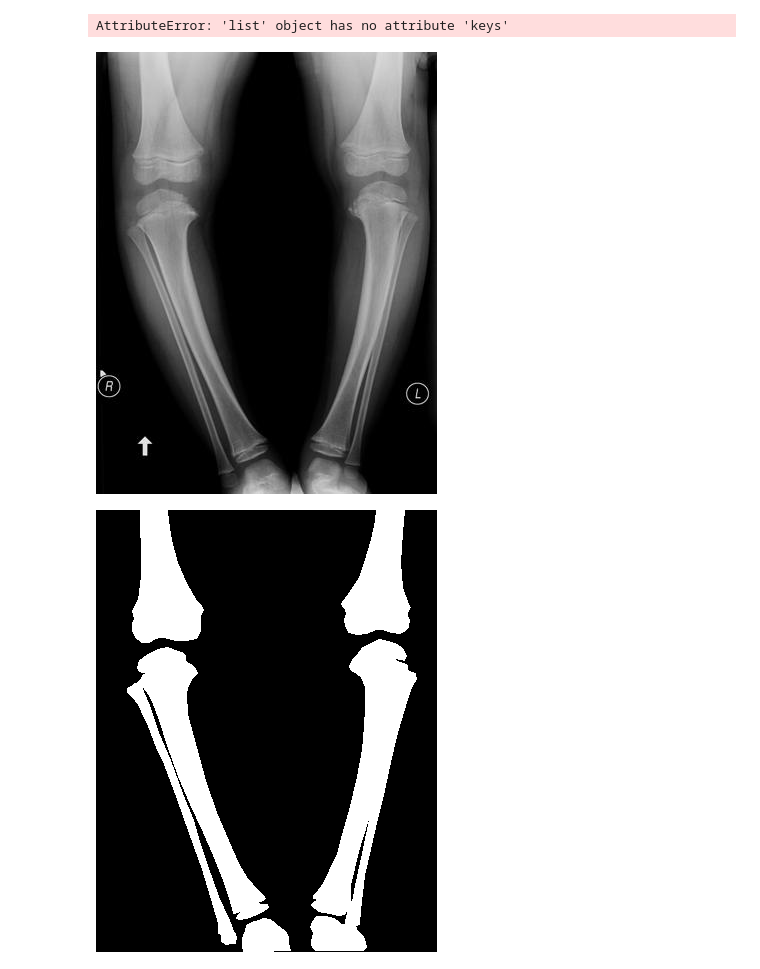
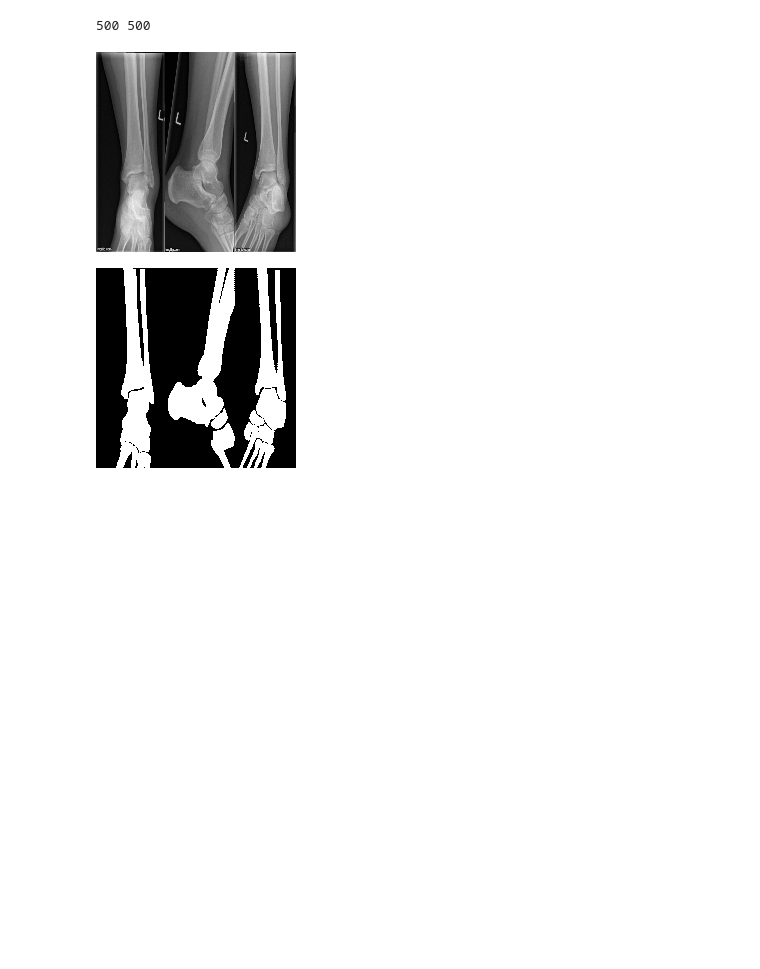
Before and after one commit to bariscann/BoneSegmentation_IMA, a Jupyter notebook: BoneSegmentation_v2.ipynb, the cells around one changed output. Drawn from its saved outputs; the diff is of its cells as text; code cells hidden in the pictures; blank space fills up the shorter version.

Commit message:
Add image operations.

```diff
--- a/BoneSegmentation_v2.ipynb
+++ b/BoneSegmentation_v2.ipynb
@@ -7,20 +5,20 @@ print(len)
 # %%
-print(len(bone_data.image_data), len(bone_data.image_label_data.keys()))
+print(len(bone_data.images_data), len(bone_data.images_label_data))
 # %% [output]
-AttributeError: 'list' object has no attribute 'keys'
+500 500
 # %%
 import PIL
 from PIL import ImageOps, Image
 import numpy as np
 
-image_index = "158"
-im_xray = Image.open(bone_data.image_data[image_index])
-im_bone = Image.fromarray(np.uint8(bone_data.image_label_data[image_index]))
+image_index = 283 - 1
+im_xray = Image.fromarray(bone_data.images_data[image_index])
+im_bone = Image.fromarray(np.uint8(bone_data.images_label_data[image_index]))
 
 im_contrast = ImageOps.autocontrast(im_bone, cutoff = 2, ignore = 2)
 
 display(im_xray)
 display(im_contrast)
 # %% [output]
-[figure, old version]
+[figure, new version]
-[figure, old version]
+[figure, new version]
```
Also changed, not shown: parts of 6 cells of this notebook, 2 other files.
